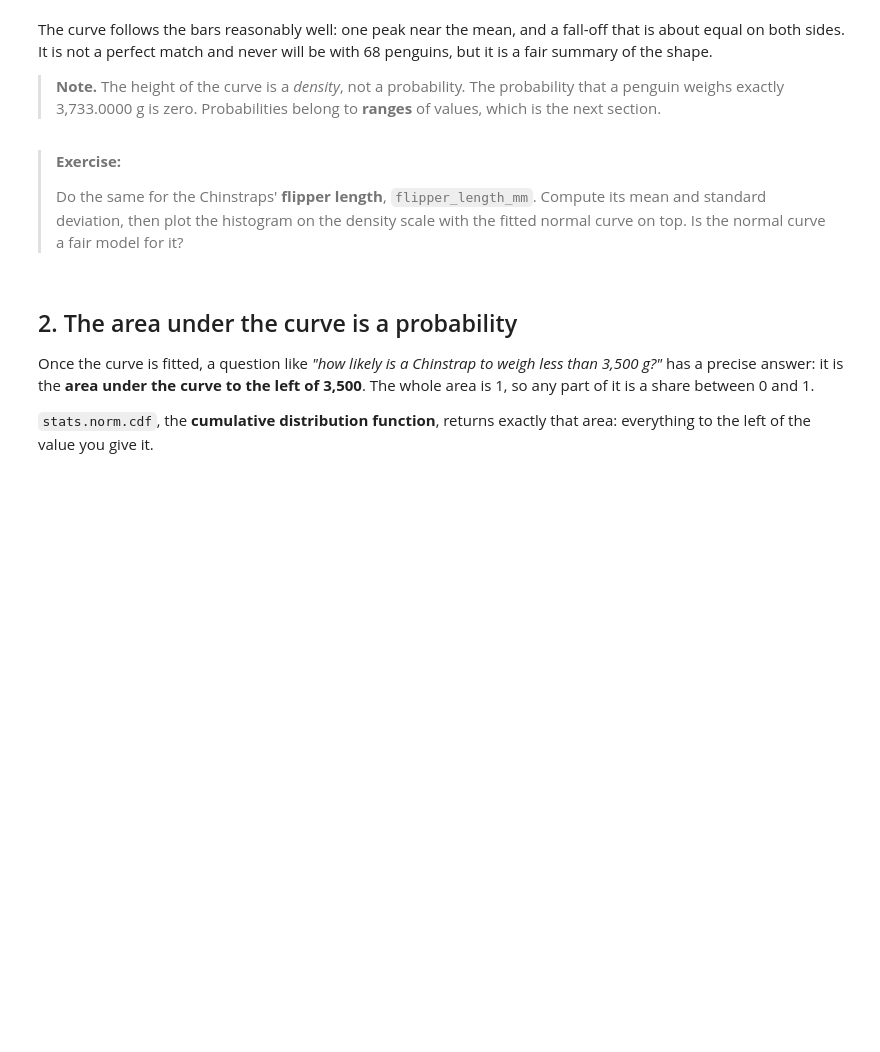
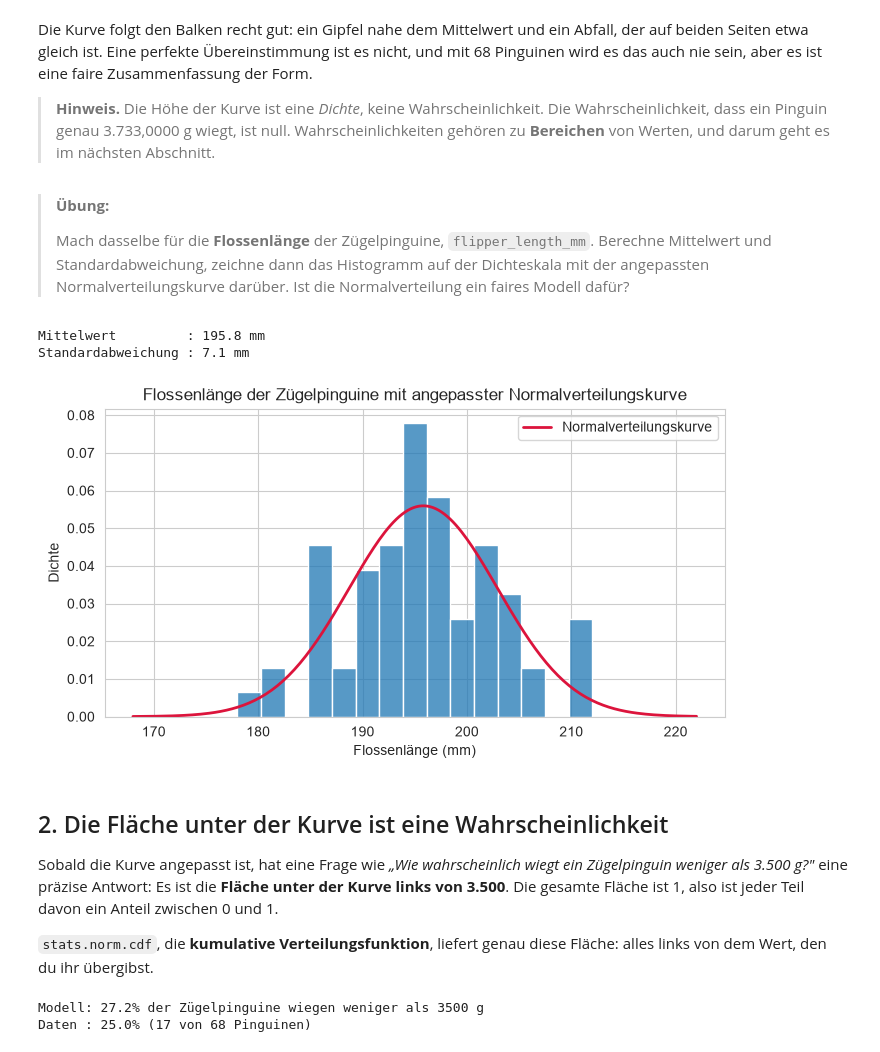
Before and after one commit to lexandros-dev/amle-hypothesis-testing, a Jupyter notebook: 01_distributions.ipynb, the cells around one changed output. Cells and saved outputs as stored; diff of their text form; code cells hidden in the pictures; blank space fills up the shorter version.

```diff
--- a/01_distributions.ipynb
+++ b/01_distributions.ipynb
@@ -116,39 +140,71 @@ plt.show()
 # %% [markdown]
-The curve follows the bars reasonably well: one peak near the mean, and a fall-off that is
-about equal on both sides. It is not a perfect match and never will be with 68 penguins,
-but it is a fair summary of the shape.
+Die Kurve folgt den Balken recht gut: ein Gipfel nahe dem Mittelwert und ein Abfall, der auf beiden
+Seiten etwa gleich ist. Eine perfekte Übereinstimmung ist es nicht, und mit 68 Pinguinen wird es
+das auch nie sein, aber es ist eine faire Zusammenfassung der Form.
 
-> **Note.** The height of the curve is a *density*, not a probability. The probability
-> that a penguin weighs exactly 3,733.0000 g is zero. Probabilities belong to **ranges**
-> of values, which is the next section.
+> **Hinweis.** Die Höhe der Kurve ist eine *Dichte*, keine Wahrscheinlichkeit. Die
+> Wahrscheinlichkeit, dass ein Pinguin genau 3.733,0000 g wiegt, ist null. Wahrscheinlichkeiten
+> gehören zu **Bereichen** von Werten, und darum geht es im nächsten Abschnitt.
 # %% [markdown]
-> **Exercise:**
+> **Übung:**
 >
-> Do the same for the Chinstraps' **flipper length**, `flipper_length_mm`. Compute its
-> mean and standard deviation, then plot the histogram on the density scale with the
-> fitted normal curve on top. Is the normal curve a fair model for it?
+> Mach dasselbe für die **Flossenlänge** der Zügelpinguine, `flipper_length_mm`. Berechne
+> Mittelwert und Standardabweichung, zeichne dann das Histogramm auf der Dichteskala mit der
+> angepassten Normalverteilungskurve darüber. Ist die Normalverteilung ein faires Modell dafür?
 # %%
-# your code: fit and plot a normal curve for chinstrap["flipper_length_mm"]
+flipper = chinstrap["flipper_length_mm"]
+
+# die zwei Zahlen, die die Normalverteilungskurve festlegen
+mean_flipper = flipper.mean()
+std_flipper = flipper.std()
+
+print(f"Mittelwert         : {mean_flipper:.1f} mm")
+print(f"Standardabweichung : {std_flipper:.1f} mm")
+
+# etwas über die kürzeste und längste Flosse hinaus
+x = np.linspace(flipper.min() - 10, flipper.max() + 10, 200)
+
+fig, ax = plt.subplots(figsize=(8, 4))
+
+# Dichteskala: Die Gesamtfläche der Balken ist 1
+sns.histplot(flipper, stat="density", bins=15, ax=ax)
+
+# die Normalverteilungskurve mit Mittelwert und Standardabweichung der Flossenlänge
+ax.plot(x, stats.norm.pdf(x, loc=mean_flipper, scale=std_flipper), color="crimson", linewidth=2,
+        label="Normalverteilungskurve")
+
+ax.set_title("Flossenlänge der Zügelpinguine mit angepasster Normalverteilungskurve")
+ax.set_xlabel("Flossenlänge (mm)")
+ax.set_ylabel("Dichte")
+ax.legend()
+plt.show()
+# %% [output]
+Mittelwert         : 195.8 mm
+Standardabweichung : 7.1 mm
+[figure, added]
 # %% [markdown]
-## 2. The area under the curve is a probability
+## 2. Die Fläche unter der Kurve ist eine Wahrscheinlichkeit
 
-Once the curve is fitted, a question like *"how likely is a Chinstrap to weigh less than
-3,500 g?"* has a precise answer: it is the **area under the curve to the left of 3,500**.
-The whole area is 1, so any part of it is a share between 0 and 1.
+Sobald die Kurve angepasst ist, hat eine Frage wie *„Wie wahrscheinlich wiegt ein Zügelpinguin
+weniger als 3.500 g?"* eine präzise Antwort: Es ist die **Fläche unter der Kurve links von 3.500**.
+Die gesamte Fläche ist 1, also ist jeder Teil davon ein Anteil zwischen 0 und 1.
 
-`stats.norm.cdf`, the **cumulative distribution function**, returns exactly that area:
-everything to the left of the value you give it.
+`stats.norm.cdf`, die **kumulative Verteilungsfunktion**, liefert genau diese Fläche: alles links
+von dem Wert, den du ihr übergibst.
 # %%
 threshold = 3500
 
-# area to the left of the threshold, under the fitted curve
+# Fläche links vom Schwellenwert unter der angepassten Kurve
 p_below_model = stats.norm.cdf(threshold, loc=mean_mass, scale=std_mass)
 
-# the same question asked of the 68 penguins directly
+# dieselbe Frage direkt an die 68 Pinguine gestellt
 p_below_data = (mass < threshold).mean()
 
-print(f"model: {p_below_model:.1%} of Chinstraps weigh less than {threshold} g")
-print(f"data : {p_below_data:.1%} ({(mass < threshold).sum()} of {len(mass)} penguins)")
+print(f"Modell: {p_below_model:.1%} der Zügelpinguine wiegen weniger als {threshold} g")
+print(f"Daten : {p_below_data:.1%} ({(mass < threshold).sum()} von {len(mass)} Pinguinen)")
+# %% [output]
+Modell: 27.2% der Zügelpinguine wiegen weniger als 3500 g
+Daten : 25.0% (17 von 68 Pinguinen)
 # %%
 x = np.linspace(mass.min() - 300, mass.max() + 300, 200)
 y = stats.norm.pdf(x, loc=mean_mass, scale=std_mass)
```
Also changed, not shown: parts of 34 cells of this notebook, 3 other files.
